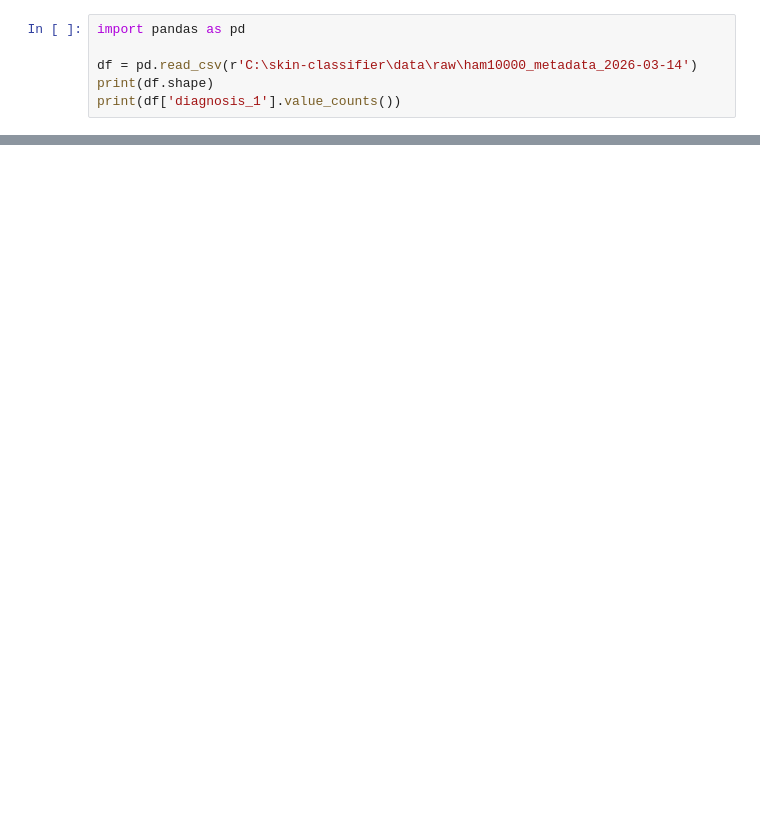
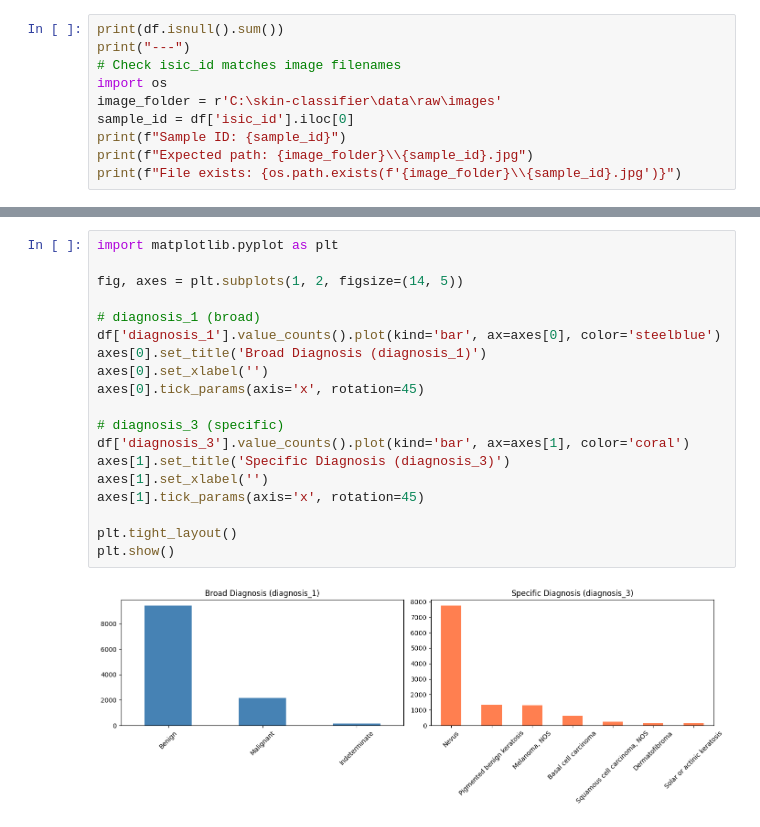
Before and after one commit to ansh-sharma-2004/skin-lesion-classifier, a Jupyter notebook: notebooks/01_eda.ipynb, the cells around one changed output, grey strips where cells are left out. Saved outputs shown, nothing was run; the diff lists cells and outputs as text; blank space fills up the shorter version.

```diff
--- a/notebooks/01_eda.ipynb
+++ b/notebooks/01_eda.ipynb
@@ -4,7 +1,11 @@ print(df.head(2))
 # %%
-import pandas as pd
-
-df = pd.read_csv(r'C:\skin-classifier\data\raw\ham10000_metadata_2026-03-14')
-print(df.shape)
-print(df['diagnosis_1'].value_counts())
+print(df.isnull().sum())
+print("---")
+# Check isic_id matches image filenames
+import os
+image_folder = r'C:\skin-classifier\data\raw\images'
+sample_id = df['isic_id'].iloc[0]
+print(f"Sample ID: {sample_id}")
+print(f"Expected path: {image_folder}\\{sample_id}.jpg")
+print(f"File exists: {os.path.exists(f'{image_folder}\\{sample_id}.jpg')}")
 # %% [output]
@@ -11,0 +29,21 @@ FileNotFoundError: [Errno 2] No such file or directory: 'C:\\skin-classifier\\da
+# %%
+import matplotlib.pyplot as plt
+
+fig, axes = plt.subplots(1, 2, figsize=(14, 5))
+
+# diagnosis_1 (broad)
+df['diagnosis_1'].value_counts().plot(kind='bar', ax=axes[0], color='steelblue')
+axes[0].set_title('Broad Diagnosis (diagnosis_1)')
+axes[0].set_xlabel('')
+axes[0].tick_params(axis='x', rotation=45)
+
+# diagnosis_3 (specific)
+df['diagnosis_3'].value_counts().plot(kind='bar', ax=axes[1], color='coral')
+axes[1].set_title('Specific Diagnosis (diagnosis_3)')
+axes[1].set_xlabel('')
+axes[1].tick_params(axis='x', rotation=45)
+
+plt.tight_layout()
+plt.show()
+# %% [output]
+[figure, added]
```
Also changed, not shown: parts of 14 cells of this notebook, 1 other file.
